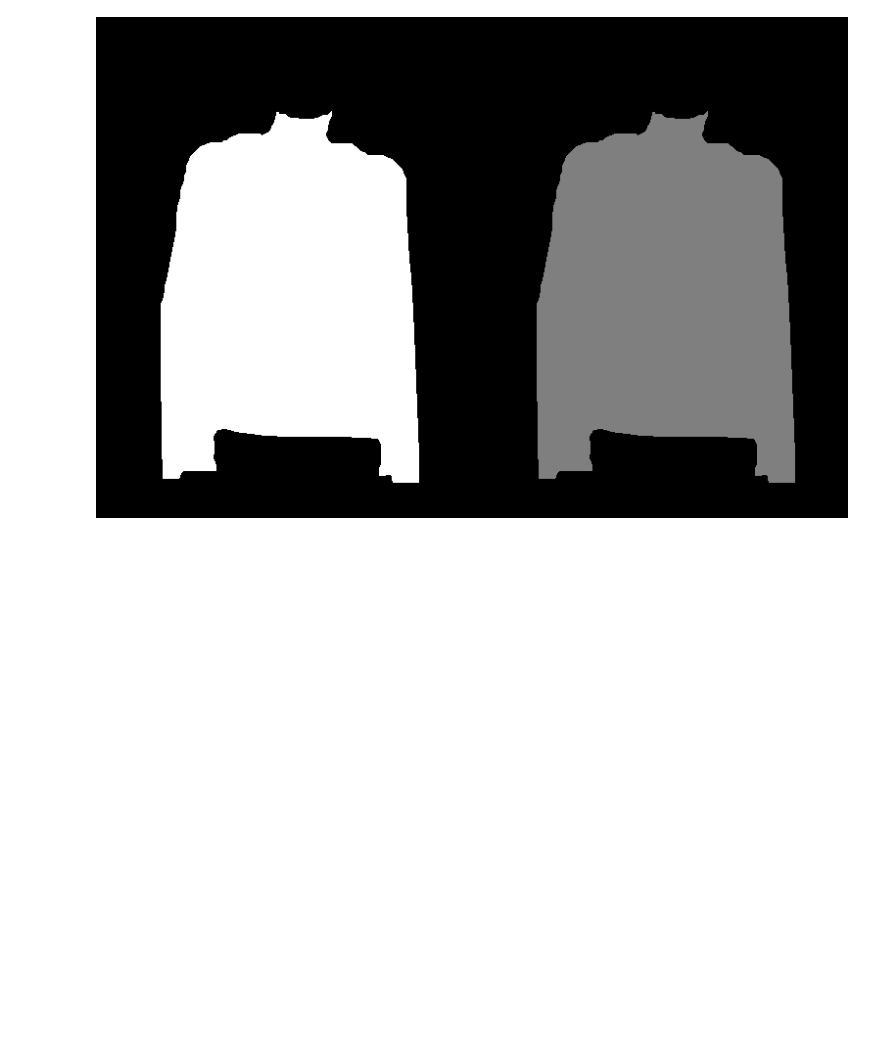
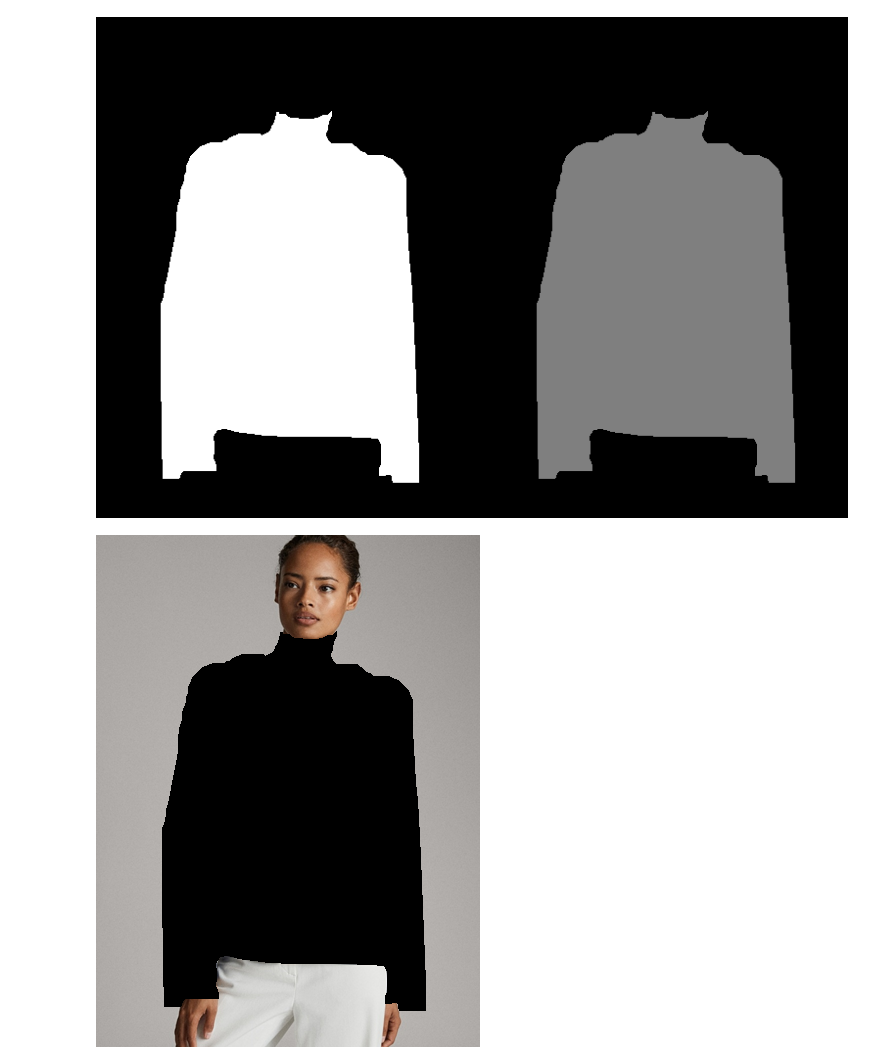
Before and after one commit to hosjiu1702/H-engine, a Jupyter notebook: notebooks/parse_agnostic_mask.ipynb, the cells around one changed output. Drawn from its saved outputs; the diff is of its cells as text; code cells hidden in the pictures; blank space fills up the shorter version.

```diff
--- a/notebooks/parse_agnostic_mask.ipynb
+++ b/notebooks/parse_agnostic_mask.ipynb
@@ -31,3 +33,10 @@ mask, mask_gray = get_mask_location(
 make_image_grid([mask, mask_gray], rows=1, cols=2)
 # %% [output]
 [figure]
+# %%
+img_tensor = pil_to_tensor(img)
+mask_tensor = pil_to_tensor(mask)
+agnostic_img_tensor = img_tensor * (mask_tensor < 255)
+to_pil_image(agnostic_img_tensor)
+# %% [output]
+[figure, added]
```
Also changed, not shown: parts of 1 cell of this notebook.
